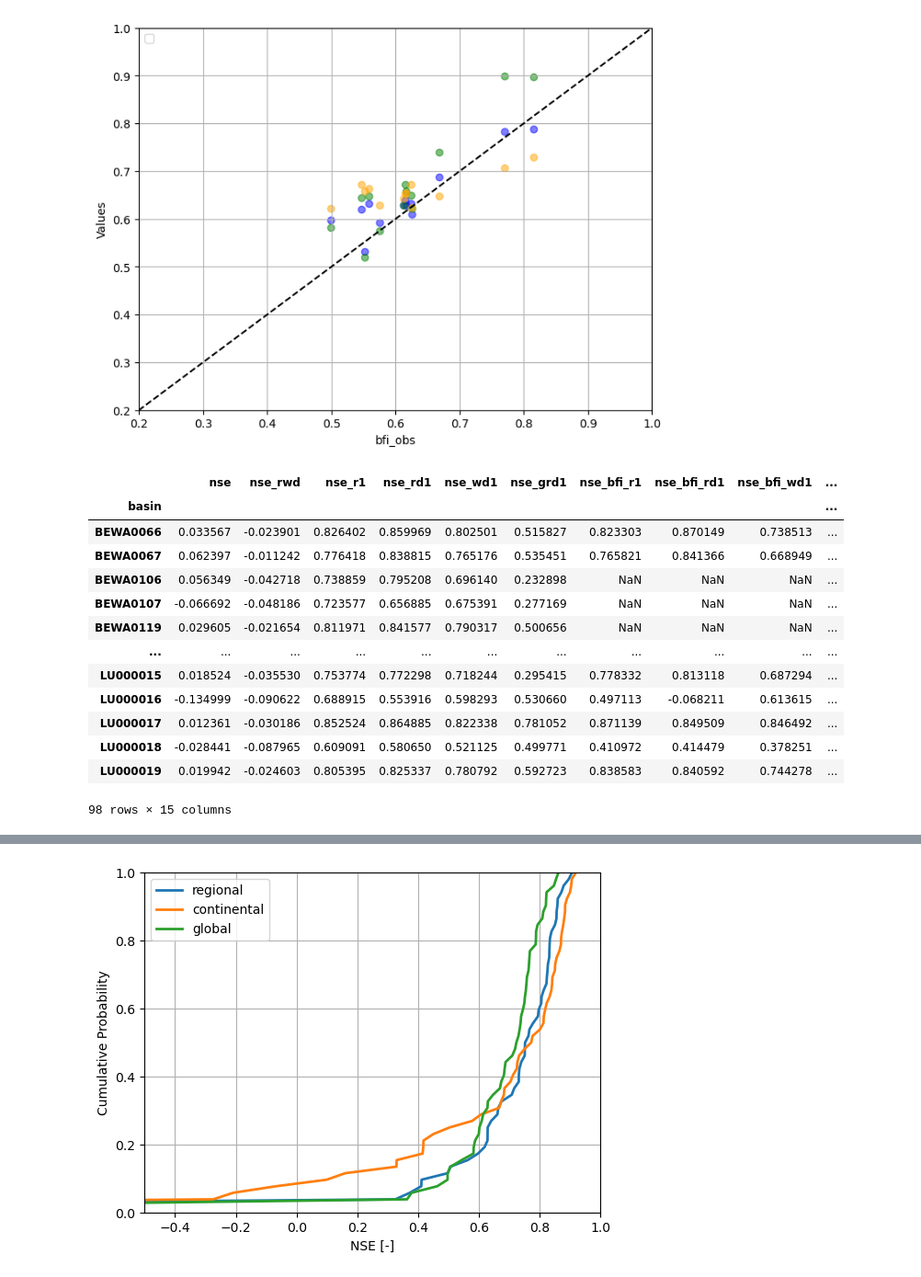
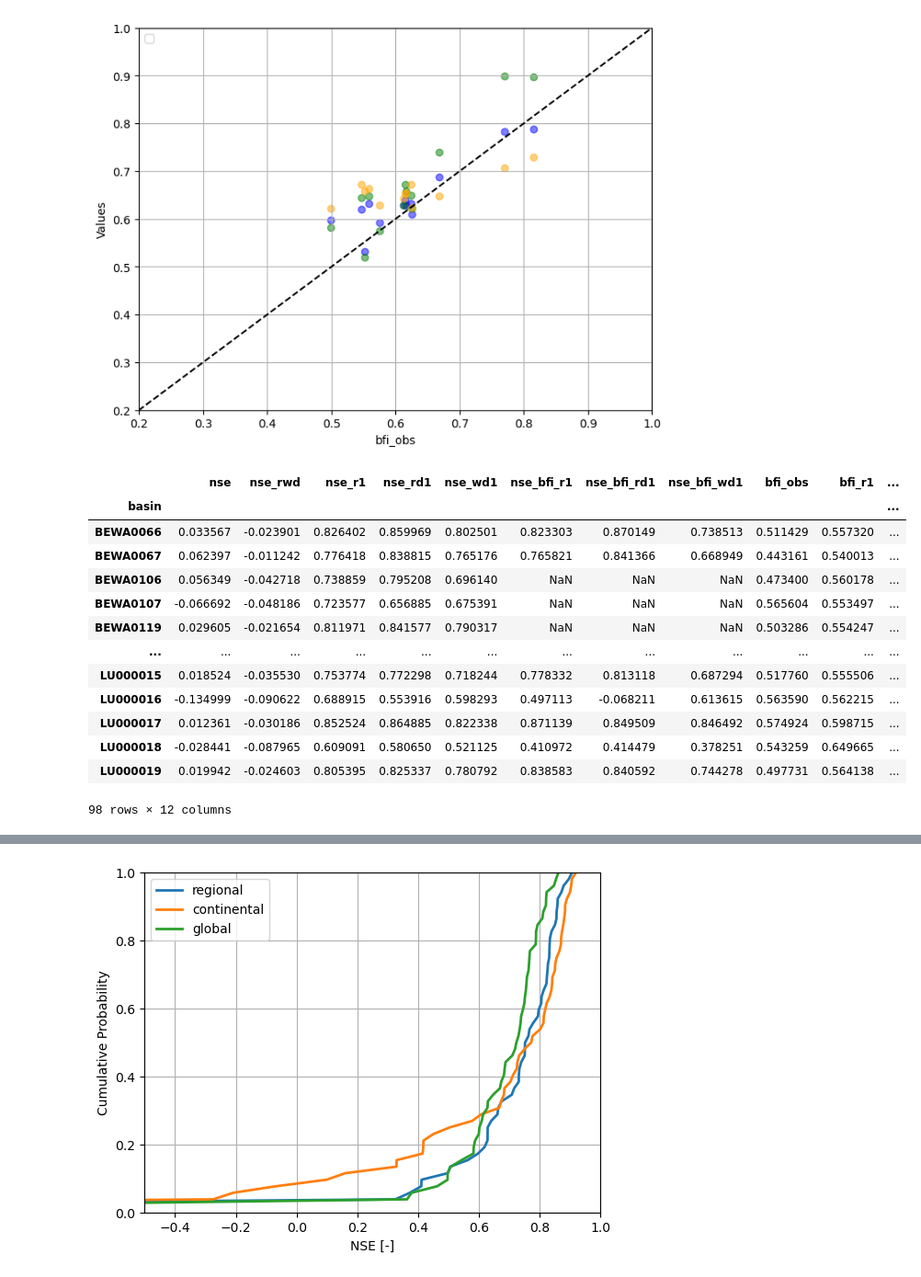
Before and after one commit to thiagovmdon/estreams_superflexpy, a Jupyter notebook: code/03_modelling_distributed_Moselle_SUMAX_WD.ipynb, the cells around one changed output, grey strips where cells are left out. Shown at 92% size. Drawn from its saved outputs; the diff is of its cells as text; code cells hidden in the pictures.

```diff
--- a/code/03_modelling_distributed_Moselle_SUMAX_WD.ipynb
+++ b/code/03_modelling_distributed_Moselle_SUMAX_WD.ipynb
@@ -1543,15 +1543,15 @@ rootdepth_mean = np.load(path_inputs+'\\rootdepth_mean.npy', allow_pickle=True).
 waterdeficit_mean= np.load(path_inputs+'\\waterdeficit_mean.npy', allow_pickle=True).item()
 
 
-#output_regional_wd = run_model_superflexpy_wd(catchments_ids = catchments_ids, best_params_dict_model = best_params_dict_model_r_WD_1, perm_areas = perm_areas, waterdeficit_mean = waterdeficit_mean)
-#output_regional_rd = run_model_superflexpy_wd_rd(catchments_ids = catchments_ids, best_params_dict_model = best_params_dict_model_r_RD_1, perm_areas = perm_areas, waterdeficit_mean = rootdepth_mean)
-#output_regional = run_model_superflexpy(catchments_ids = catchments_ids, best_params_dict_model = best_params_dict_model_r_1, perm_areas = perm_areas)
+output_regional_wd = run_model_superflexpy_wd(catchments_ids = catchments_ids, best_params_dict_model = best_params_dict_model_r_WD_1, perm_areas = perm_areas, waterdeficit_mean = waterdeficit_mean)
+output_regional_rd = run_model_superflexpy_wd_rd(catchments_ids = catchments_ids, best_params_dict_model = best_params_dict_model_r_RD_1, perm_areas = perm_areas, waterdeficit_mean = rootdepth_mean)
+output_regional = run_model_superflexpy(catchments_ids = catchments_ids, best_params_dict_model = best_params_dict_model_r_1, perm_areas = perm_areas)
 #output_global_rd = run_model_superflexpy_wd_rd(catchments_ids = catchments_ids, best_params_dict_model = best_params_dict_model_g_RD_1, perm_areas = perm_areasglobal, waterdeficit_mean = rootdepth_mean)
 
-#nse_results_cal_r_1_100_wd = generate_nse_results(catchments_ids, pd.date_range('2002-01-01', '2014-12-31', freq='D'), output_regional_wd)
-#nse_results_cal_r_1_100_rd = generate_nse_results(catchments_ids, pd.date_range('2002-01-01', '2014-12-31', freq='D'), output_regional_rd)
-#nse_results_cal_r_1_100 = generate_nse_results(catchments_ids, pd.date_range('2002-01-01', '2014-12-31', freq='D'), output_regional)
-nse_results_cal_g_1_100_rd = generate_nse_results(catchments_ids, pd.date_range('2002-01-01', '2014-12-31', freq='D'), output_global_rd)
+nse_results_cal_r_1_100_wd = generate_nse_results(catchments_ids, pd.date_range('2002-01-01', '2014-12-31', freq='D'), output_regional_wd)
+nse_results_cal_r_1_100_rd = generate_nse_results(catchments_ids, pd.date_range('2002-01-01', '2014-12-31', freq='D'), output_regional_rd)
+nse_results_cal_r_1_100 = generate_nse_results(catchments_ids, pd.date_range('2002-01-01', '2014-12-31', freq='D'), output_regional)
+#nse_results_cal_g_1_100_rd = generate_nse_results(catchments_ids, pd.date_range('2002-01-01', '2014-12-31', freq='D'), output_global_rd)
 # %%
 #kge_results_cal_r_1_100_wd = generate_kge_results(catchments_ids, pd.date_range('2002-01-01', '2014-12-31', freq='D'), output_regional_wd)
 #kge_results_cal_r_1_100_rd = generate_kge_results(catchments_ids, pd.date_range('2002-01-01', '2014-12-31', freq='D'), output_regional_rd)
@@ -1899,41 +1899,41 @@ WARNING: legend._parse_legend_args(): No artists with labels found to put in leg
 # %%
 data_diff_cal = pd.DataFrame(data=nse_results_cal_r_1_100_rd.nse - nse_results_cal_r_1_100.nse)
 data_diff_cal["nse_rwd"] = nse_results_cal_r_1_100_wd.nse - nse_results_cal_r_1_100.nse
 
 data_diff_cal.index = nse_results_cal_r_1_100.basin
 
 data_diff_cal = data_diff_cal.loc[~data_diff_cal.index.isin(list_cal)]
 
 data_diff_cal["nse_r1"] = nse_results_cal_r_1_100.set_index("basin", inplace = False).nse
 data_diff_cal["nse_rd1"] = nse_results_cal_r_1_100_rd.set_index("basin", inplace = False).nse
 data_diff_cal["nse_wd1"] = nse_results_cal_r_1_100_wd.set_index("basin", inplace = False).nse
-data_diff_cal["nse_grd1"] = nse_results_cal_g_1_100_rd.set_index("basin", inplace = False).nse
+#data_diff_cal["nse_grd1"] = nse_results_cal_g_1_100_rd.set_index("basin", inplace = False).nse
 
 data_diff_cal["nse_bfi_r1"] = nse_results_cal_r_1_100.set_index("basin", inplace = False).nse_value_bfi
 data_diff_cal["nse_bfi_rd1"] = nse_results_cal_r_1_100_rd.set_index("basin", inplace = False).nse_value_bfi
 data_diff_cal["nse_bfi_wd1"] = nse_results_cal_r_1_100_wd.set_index("basin", inplace = False).nse_value_bfi
-data_diff_cal["nse_bfi_grd1"] = nse_results_cal_g_1_100_rd.set_index("basin", inplace = False).nse_value_bfi
+#data_diff_cal["nse_bfi_grd1"] = nse_results_cal_g_1_100_rd.set_index("basin", inplace = False).nse_value_bfi
 
 data_diff_cal["bfi_obs"] = nse_results_cal_r_1_100.set_index("basin", inplace = False).bfi_obs
 data_diff_cal["bfi_r1"] = nse_results_cal_r_1_100.set_index("basin", inplace = False).bfi_sim
 data_diff_cal["bfi_rd1"] = nse_results_cal_r_1_100_rd.set_index("basin", inplace = False).bfi_sim
 data_diff_cal["bfi_wd1"] = nse_results_cal_r_1_100_wd.set_index("basin", inplace = False).bfi_sim
-data_diff_cal["bfi_grd1"] = nse_results_cal_g_1_100_rd.set_index("basin", inplace = False).bfi_sim
+#data_diff_cal["bfi_grd1"] = nse_results_cal_g_1_100_rd.set_index("basin", inplace = False).bfi_sim
 
 data_diff_cal = data_diff_cal[data_diff_cal.nse_r1 > -10.0]
 data_diff_cal
 # %% [output]
-|  | nse | nse_rwd | nse_r1 | nse_rd1 | nse_wd1 | nse_grd1 | nse_bfi_r1 | nse_bfi_rd1 | nse_bfi_wd1 | ... |
-| basin |  |  |  |  |  |  |  |  |  | ... |
-| BEWA0066 | 0.033567 | -0.023901 | 0.826402 | 0.859969 | 0.802501 | 0.515827 | 0.823303 | 0.870149 | 0.738513 | ... |
-| BEWA0067 | 0.062397 | -0.011242 | 0.776418 | 0.838815 | 0.765176 | 0.535451 | 0.765821 | 0.841366 | 0.668949 | ... |
-| BEWA0106 | 0.056349 | -0.042718 | 0.738859 | 0.795208 | 0.696140 | 0.232898 | NaN | NaN | NaN | ... |
-| BEWA0107 | -0.066692 | -0.048186 | 0.723577 | 0.656885 | 0.675391 | 0.277169 | NaN | NaN | NaN | ... |
-| BEWA0119 | 0.029605 | -0.021654 | 0.811971 | 0.841577 | 0.790317 | 0.500656 | NaN | NaN | NaN | ... |
-| ... | ... | ... | ... | ... | ... | ... | ... | ... | ... | ... |
-| LU000015 | 0.018524 | -0.035530 | 0.753774 | 0.772298 | 0.718244 | 0.295415 | 0.778332 | 0.813118 | 0.687294 | ... |
-| LU000016 | -0.134999 | -0.090622 | 0.688915 | 0.553916 | 0.598293 | 0.530660 | 0.497113 | -0.068211 | 0.613615 | ... |
-| LU000017 | 0.012361 | -0.030186 | 0.852524 | 0.864885 | 0.822338 | 0.781052 | 0.871139 | 0.849509 | 0.846492 | ... |
-| LU000018 | -0.028441 | -0.087965 | 0.609091 | 0.580650 | 0.521125 | 0.499771 | 0.410972 | 0.414479 | 0.378251 | ... |
-| LU000019 | 0.019942 | -0.024603 | 0.805395 | 0.825337 | 0.780792 | 0.592723 | 0.838583 | 0.840592 | 0.744278 | ... |
+|  | nse | nse_rwd | nse_r1 | nse_rd1 | nse_wd1 | nse_bfi_r1 | nse_bfi_rd1 | nse_bfi_wd1 | bfi_obs | bfi_r1 | ... |
+| basin |  |  |  |  |  |  |  |  |  |  | ... |
+| BEWA0066 | 0.033567 | -0.023901 | 0.826402 | 0.859969 | 0.802501 | 0.823303 | 0.870149 | 0.738513 | 0.511429 | 0.557320 | ... |
+| BEWA0067 | 0.062397 | -0.011242 | 0.776418 | 0.838815 | 0.765176 | 0.765821 | 0.841366 | 0.668949 | 0.443161 | 0.540013 | ... |
+| BEWA0106 | 0.056349 | -0.042718 | 0.738859 | 0.795208 | 0.696140 | NaN | NaN | NaN | 0.473400 | 0.560178 | ... |
+| BEWA0107 | -0.066692 | -0.048186 | 0.723577 | 0.656885 | 0.675391 | NaN | NaN | NaN | 0.565604 | 0.553497 | ... |
+| BEWA0119 | 0.029605 | -0.021654 | 0.811971 | 0.841577 | 0.790317 | NaN | NaN | NaN | 0.503286 | 0.554247 | ... |
+| ... | ... | ... | ... | ... | ... | ... | ... | ... | ... | ... | ... |
+| LU000015 | 0.018524 | -0.035530 | 0.753774 | 0.772298 | 0.718244 | 0.778332 | 0.813118 | 0.687294 | 0.517760 | 0.555506 | ... |
+| LU000016 | -0.134999 | -0.090622 | 0.688915 | 0.553916 | 0.598293 | 0.497113 | -0.068211 | 0.613615 | 0.563590 | 0.562215 | ... |
+| LU000017 | 0.012361 | -0.030186 | 0.852524 | 0.864885 | 0.822338 | 0.871139 | 0.849509 | 0.846492 | 0.574924 | 0.598715 | ... |
+| LU000018 | -0.028441 | -0.087965 | 0.609091 | 0.580650 | 0.521125 | 0.410972 | 0.414479 | 0.378251 | 0.543259 | 0.649665 | ... |
+| LU000019 | 0.019942 | -0.024603 | 0.805395 | 0.825337 | 0.780792 | 0.838583 | 0.840592 | 0.744278 | 0.497731 | 0.564138 | ... |
-98 rows × 15 columns
+98 rows × 12 columns
```
Also changed, not shown: parts of 15 cells of this notebook, 1 other file.
